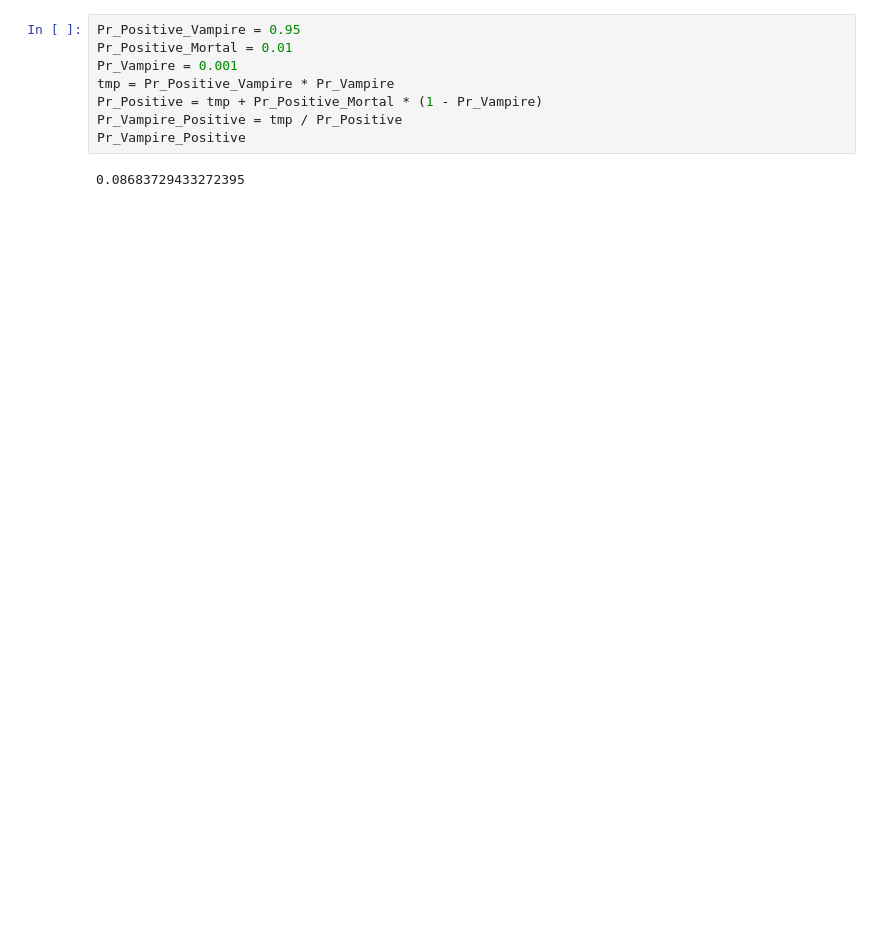
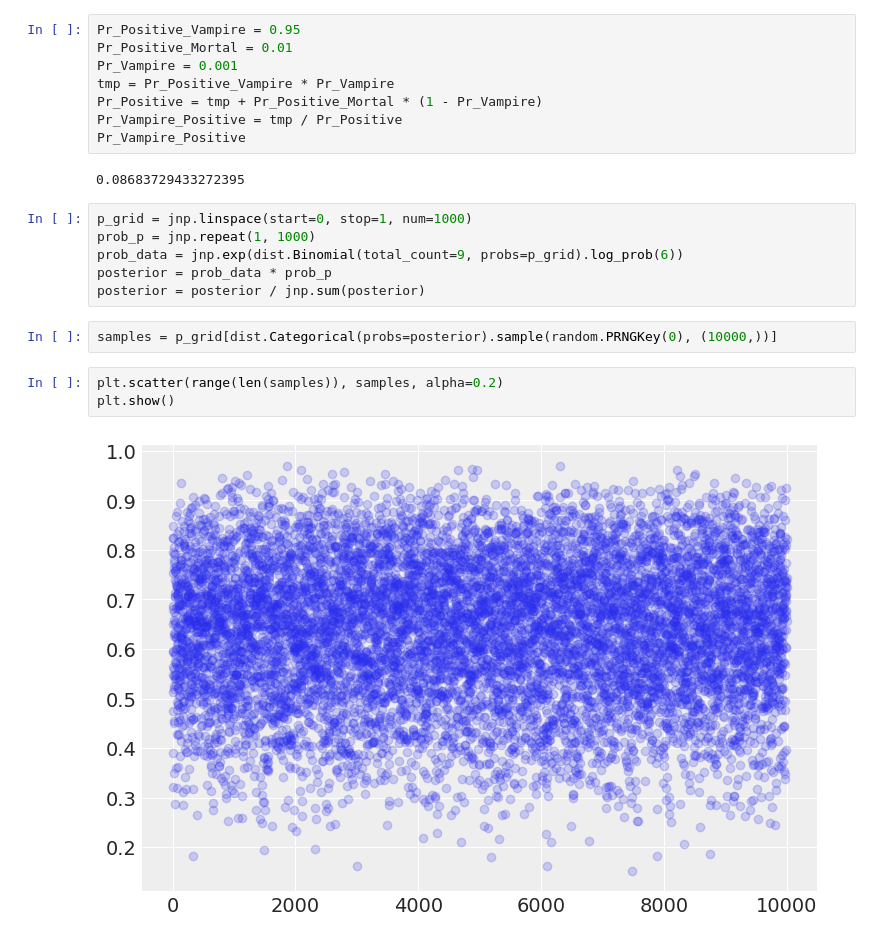
Before and after one commit to flyinacres/rethinking, a Jupyter notebook: rethinking1.ipynb, the cells around one changed output. Cells and saved outputs as stored; diff of their text form; blank space fills up the shorter version.

```diff
--- a/rethinking1.ipynb
+++ b/rethinking1.ipynb
@@ -177,3 +177,16 @@ Pr_Vampire_Positive = tmp / Pr_Positive
 Pr_Vampire_Positive
 # %% [output]
 0.08683729433272395
+# %%
+p_grid = jnp.linspace(start=0, stop=1, num=1000)
+prob_p = jnp.repeat(1, 1000)
+prob_data = jnp.exp(dist.Binomial(total_count=9, probs=p_grid).log_prob(6))
+posterior = prob_data * prob_p
+posterior = posterior / jnp.sum(posterior)
+# %%
+samples = p_grid[dist.Categorical(probs=posterior).sample(random.PRNGKey(0), (10000,))]
+# %%
+plt.scatter(range(len(samples)), samples, alpha=0.2)
+plt.show()
+# %% [output]
+[figure, added]
```
Also changed, not shown: parts of 1 cell of this notebook.
